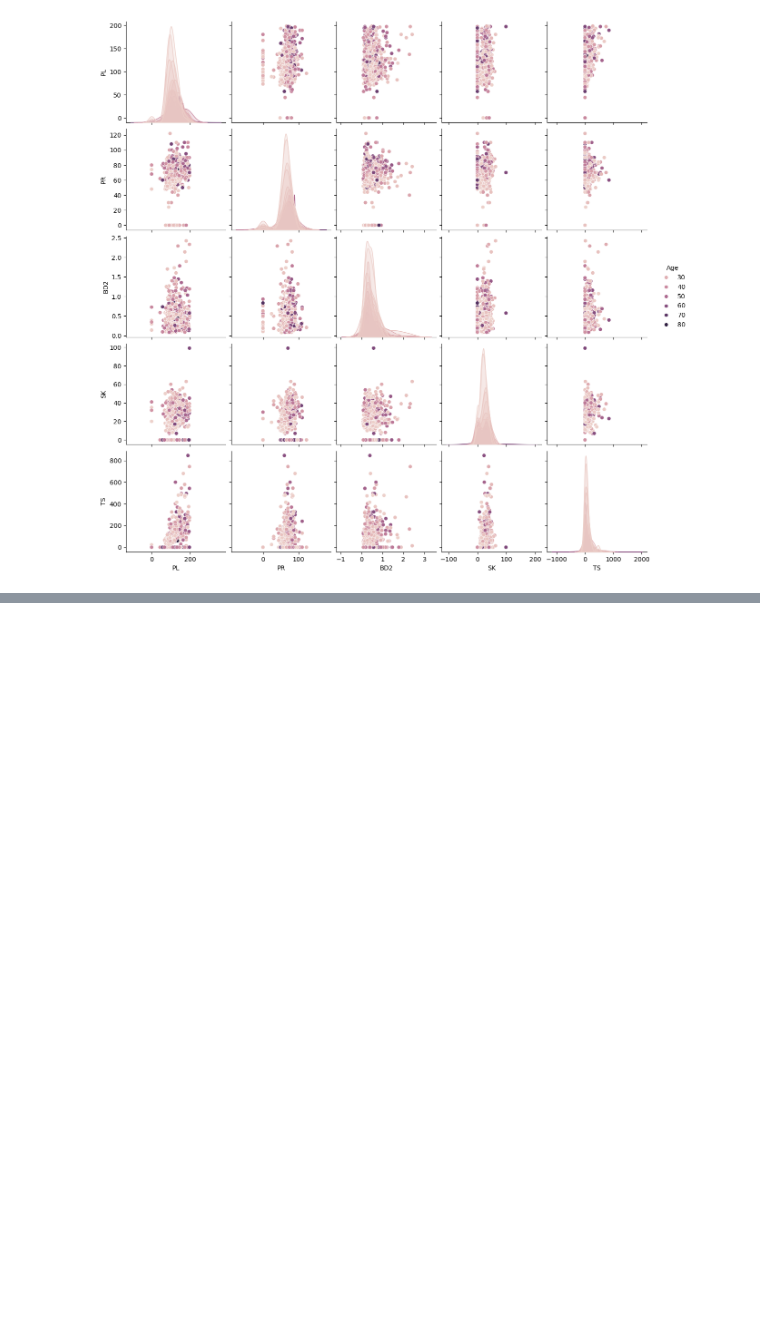
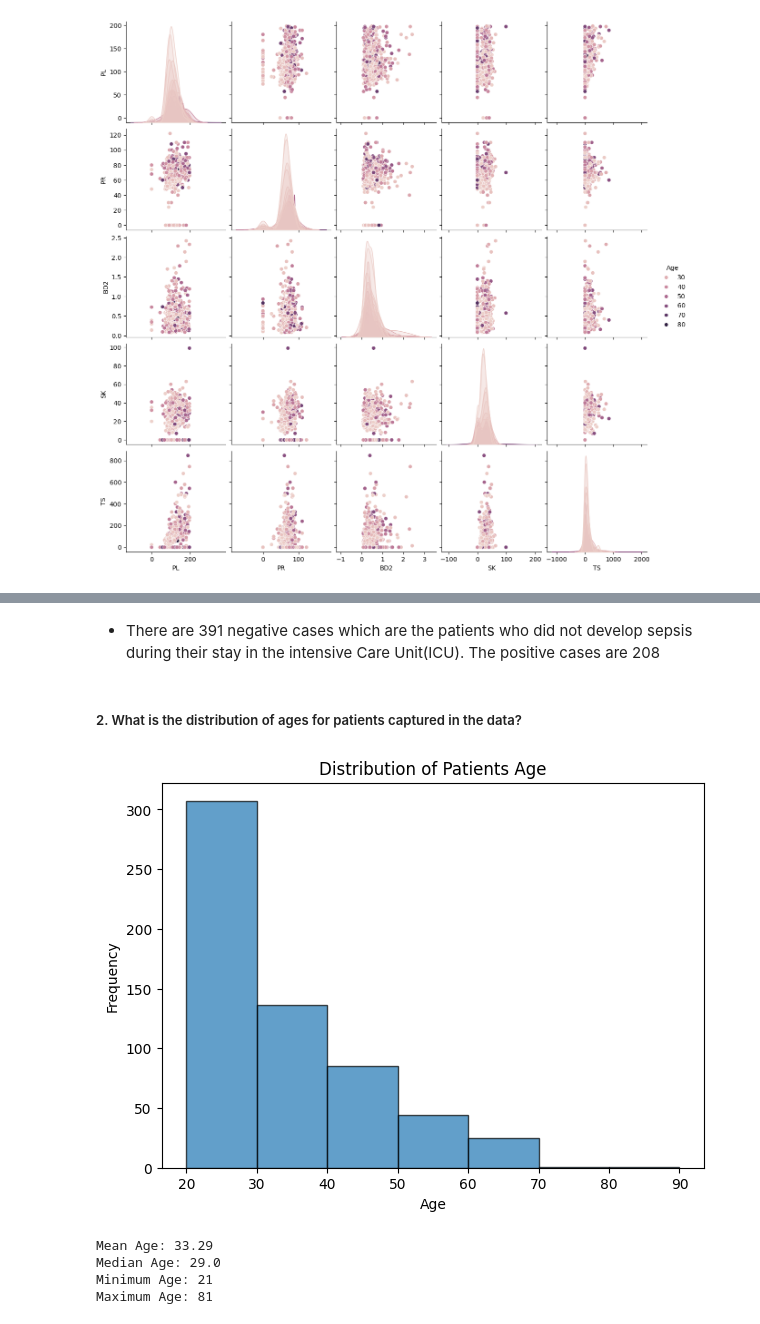
Before and after one commit to CodeGraceWanjiku/Sepsis_Prediction_API, a Jupyter notebook: notebook.ipynb, the cells around one changed output, grey strips where cells are left out. Cells and saved outputs as stored; diff of their text form; code cells hidden in the pictures; blank space fills up the shorter version.

```diff
--- a/notebook.ipynb
+++ b/notebook.ipynb
@@ -247,0 +290,30 @@ sns.pairplot(data=blood_features,hue='Age')
+# %% [markdown]
+- There are 391 negative cases which are the patients who did not develop sepsis during their stay in the intensive Care Unit(ICU). The positive cases are 208
+# %% [markdown]
+##### 2. What is the distribution of ages for patients captured in the data?
+# %%
+# plotting the distribution of ages for all the patients
+plt.figure(figsize=(7,5))
+plt.hist(train_data['Age'],bins=7,range = (20,90),edgecolor='k',alpha=0.7)
+plt.title("Distribution of Patients Age")
+plt.xlabel("Age")
+plt.ylabel("Frequency")
+plt.show()
+
+# Calculating the summary statistics of the age column
+mean_age = train_data['Age'].mean()
+median_age = train_data['Age'].median()
+min_age = train_data['Age'].min()
+max_age = train_data['Age'].max()
+
+# Print summary statistics
+print(f"Mean Age: {mean_age:.2f}")
+print(f"Median Age: {median_age}")
+print(f"Minimum Age: {min_age}")
+print(f"Maximum Age: {max_age}")
+# %% [output]
+[figure, added]
+Mean Age: 33.29
+Median Age: 29.0
+Minimum Age: 21
+Maximum Age: 81
```
Also changed, not shown: parts of 48 cells of this notebook, 7 other files.
